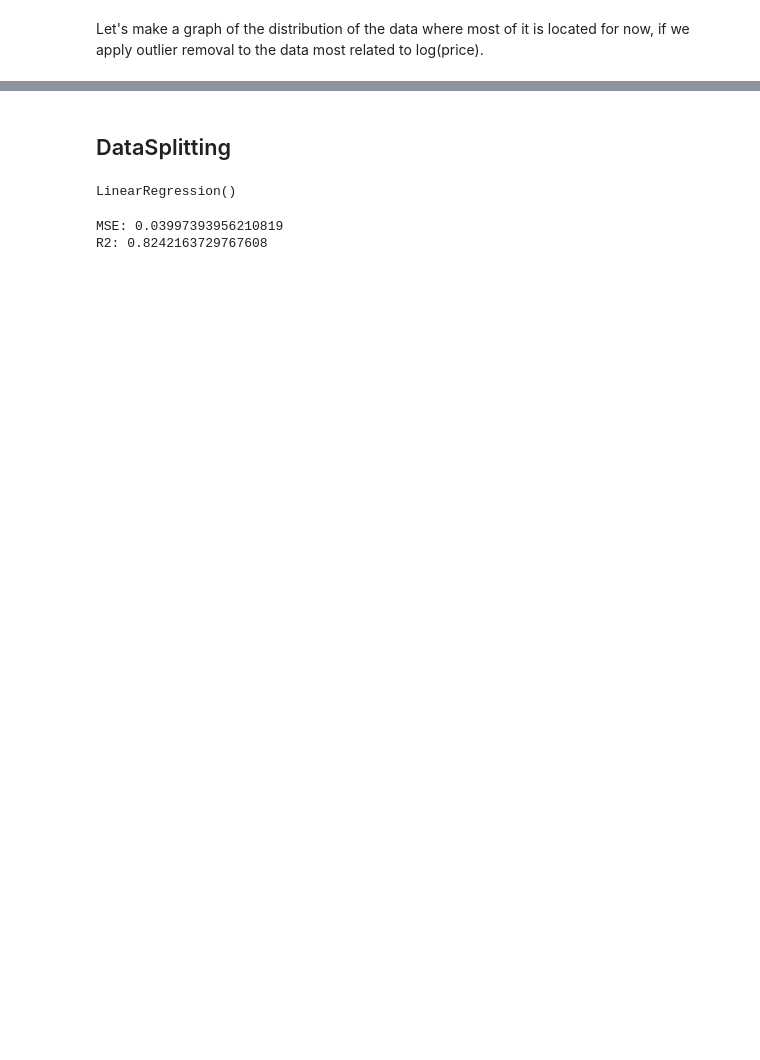
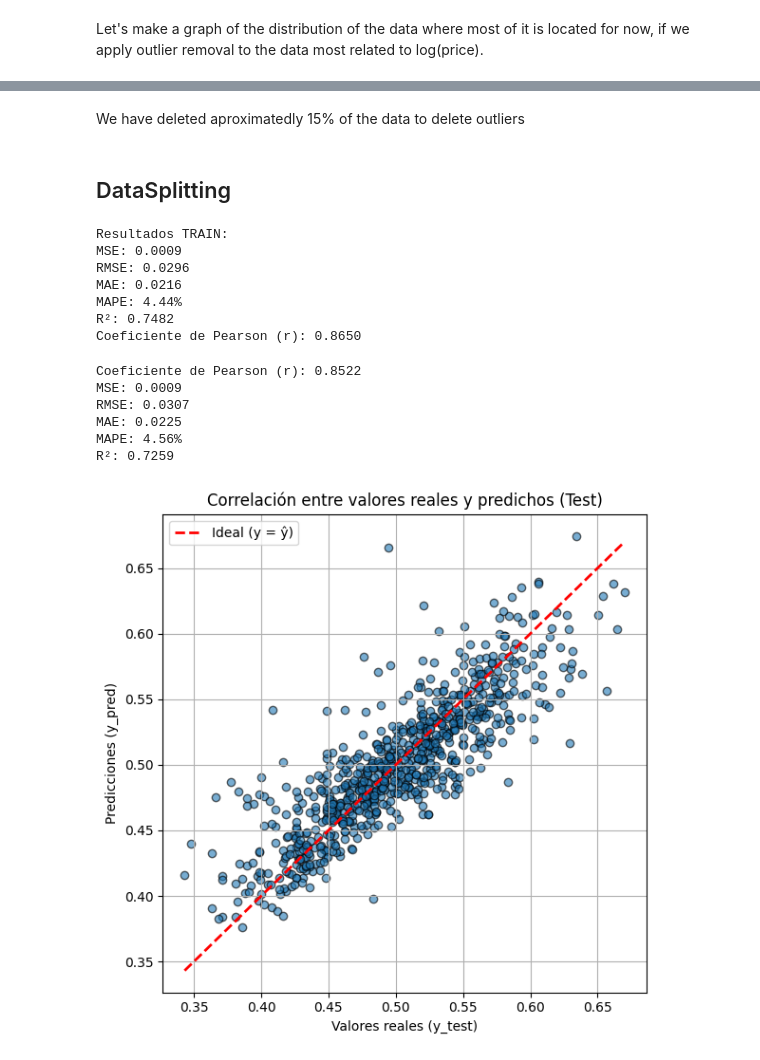
Before and after one commit to ItsTowi/Activity1_NEC, a Jupyter notebook: activity1.ipynb, the cells around one changed output, grey strips where cells are left out. Saved outputs shown, nothing was run; the diff lists cells and outputs as text; code cells hidden in the pictures; blank space fills up the shorter version.

```diff
--- a/activity1.ipynb
+++ b/activity1.ipynb
@@ -222,3 +256,5 @@ Original Rows: 4551, Rows after cleaning: 3878
+# %% [markdown]
+We have deleted aproximatedly 15% of the data to delete outliers
 # %% [markdown]
 ## DataSplitting
 # %%
@@ -237,17 +274,70 @@ X_train, X_test, y_train, y_test = train_test_split(
 )
 # %%
 mlr = LinearRegression()
+mlr.fit(X_train, y_train)
 
-mlr.fit(X_train, y_train)
+y_train_pred = mlr.predict(X_train)
+
+mse_train = mean_squared_error(y_train, y_train_pred)
+rmse_train = np.sqrt(mse_train)
+mae_train = mean_absolute_error(y_train, y_train_pred)
+mape_train = mean_absolute_percentage_error(y_train, y_train_pred)
+r2_train = r2_score(y_train, y_train_pred)
+r_train = np.corrcoef(y_train, y_train_pred)[0, 1]
+
+print(f"Resultados TRAIN:")
+print(f"MSE: {mse_train:.4f}")
+print(f"RMSE: {rmse_train:.4f}")
+print(f"MAE: {mae_train:.4f}")
+print(f"MAPE: {mape_train:.2%}")
+print(f"R²: {r2_train:.4f}")
+print(f"Coeficiente de Pearson (r): {r_train:.4f}")
 # %% [output]
-LinearRegression()
+Resultados TRAIN:
+MSE: 0.0009
+RMSE: 0.0296
+MAE: 0.0216
+MAPE: 4.44%
+R²: 0.7482
+Coeficiente de Pearson (r): 0.8650
 # %%
 y_pred = mlr.predict(X_test)
 
 mse = mean_squared_error(y_test, y_pred)
+rmse = np.sqrt(mse)
+mae = mean_absolute_error(y_test, y_pred)
+mape = mean_absolute_percentage_error(y_test, y_pred)
 r2 = r2_score(y_test, y_pred)
-print(f"MSE: {mse}")
-print(f"R2: {r2}")
+
+
+r = np.corrcoef(y_test, y_pred)[0, 1]
+print(f"Coeficiente de Pearson (r): {r:.4f}")
+
+print(f"MSE: {mse:.4f}")
+print(f"RMSE: {rmse:.4f}")
+print(f"MAE: {mae:.4f}")
+print(f"MAPE: {mape:.2%}")
+print(f"R²: {r2:.4f}")
 # %% [output]
-MSE: 0.03997393956210819
-R2: 0.8242163729767608
+Coeficiente de Pearson (r): 0.8522
+MSE: 0.0009
+RMSE: 0.0307
+MAE: 0.0225
+MAPE: 4.56%
+R²: 0.7259
+# %%
+# --- Gráfico de correlación ---
+plt.figure(figsize=(6, 6))
+plt.scatter(y_test, y_pred, alpha=0.6, edgecolor='k')
+plt.plot([y_test.min(), y_test.max()],
+         [y_test.min(), y_test.max()],
+         'r--', lw=2, label='Ideal (y = ŷ)')
+plt.xlabel("Valores reales (y_test)")
+plt.ylabel("Predicciones (y_pred)")
+plt.title("Correlación entre valores reales y predichos (Test)")
+plt.legend()
+plt.grid(True)
+plt.tight_layout()
+plt.show()
+# %% [output]
+[figure, added]
```
Also changed, not shown: parts of 15 cells of this notebook, 1 other file.
